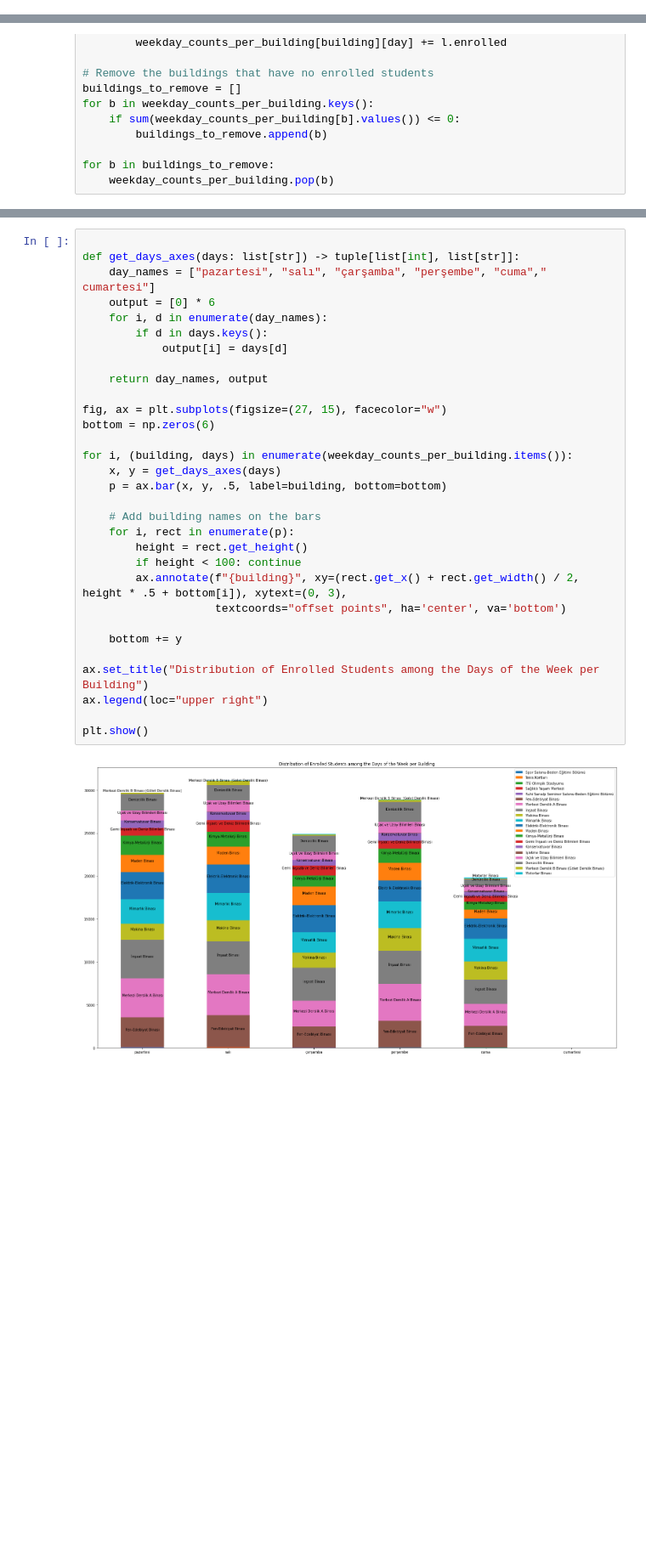
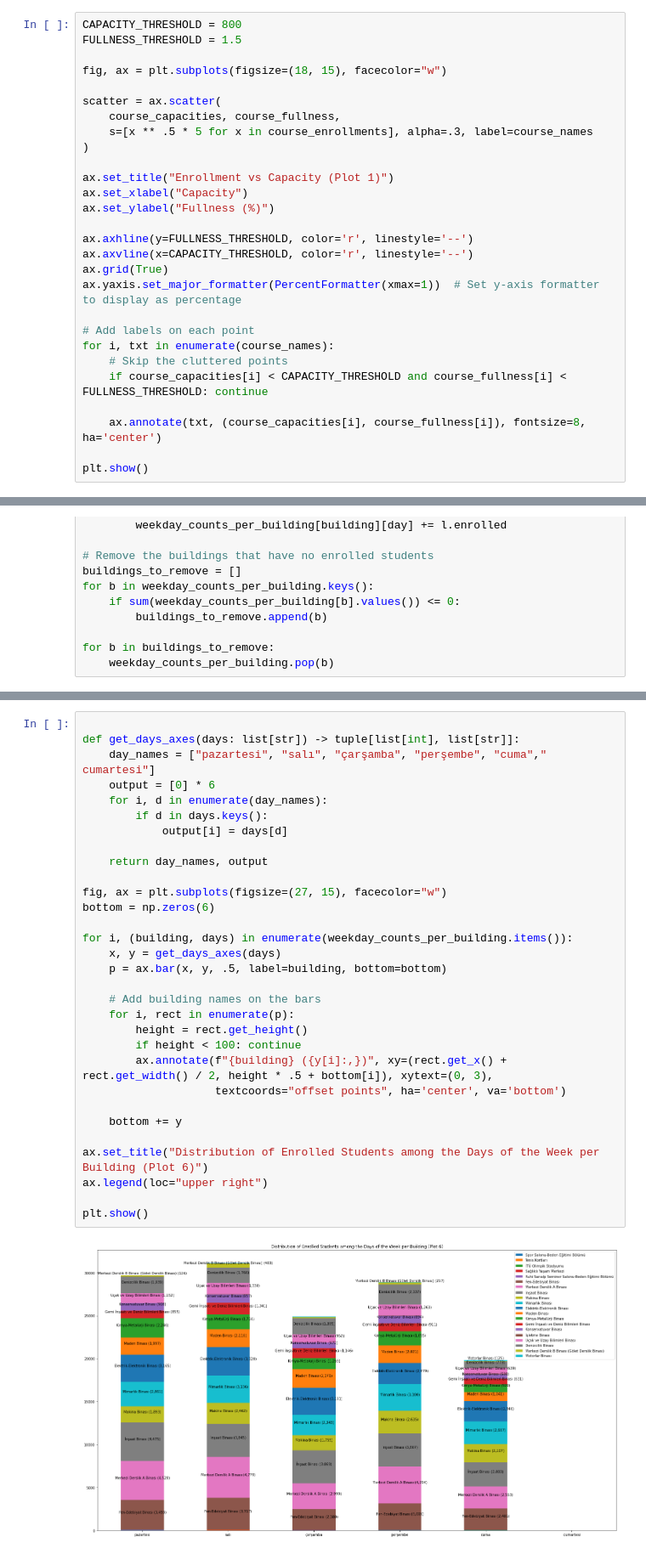
Before and after one commit to AtaTrkgl/yzv-475e-term-project, a Jupyter notebook: src/main.ipynb, the cells around one changed output, grey strips where cells are left out. Shown at 85% size. Saved outputs shown, nothing was run; the diff lists cells and outputs as text; blank space fills up the shorter version.

Commit message:
Course Supply/Demand
- Added Course Supply/Demand plots.
- Added analysis blocks

```diff
--- a/src/main.ipynb
+++ b/src/main.ipynb
@@ -32,0 +46,28 @@ Total number of buildings: 34
+# %%
+CAPACITY_THRESHOLD = 800
+FULLNESS_THRESHOLD = 1.5
+
+fig, ax = plt.subplots(figsize=(18, 15), facecolor="w")
+
+scatter = ax.scatter(
+    course_capacities, course_fullness,
+    s=[x ** .5 * 5 for x in course_enrollments], alpha=.3, label=course_names
+)
+
+ax.set_title("Enrollment vs Capacity (Plot 1)")
+ax.set_xlabel("Capacity")
+ax.set_ylabel("Fullness (%)")
+
+ax.axhline(y=FULLNESS_THRESHOLD, color='r', linestyle='--')
+ax.axvline(x=CAPACITY_THRESHOLD, color='r', linestyle='--')
+ax.grid(True)
+ax.yaxis.set_major_formatter(PercentFormatter(xmax=1))  # Set y-axis formatter to display as percentage
+
+# Add labels on each point
+for i, txt in enumerate(course_names):
+    # Skip the cluttered points
+    if course_capacities[i] < CAPACITY_THRESHOLD and course_fullness[i] < FULLNESS_THRESHOLD: continue
+
+    ax.annotate(txt, (course_capacities[i], course_fullness[i]), fontsize=8, ha='center')
+
+plt.show()
@@ -96,33 +289,33 @@ plt.show()
 # %%
 
 def get_days_axes(days: list[str]) -> tuple[list[int], list[str]]:
     day_names = ["pazartesi", "salı", "çarşamba", "perşembe", "cuma"," cumartesi"]
     output = [0] * 6
     for i, d in enumerate(day_names):
         if d in days.keys():
             output[i] = days[d]
 
     return day_names, output
 
 fig, ax = plt.subplots(figsize=(27, 15), facecolor="w")
 bottom = np.zeros(6)
 
 for i, (building, days) in enumerate(weekday_counts_per_building.items()):
     x, y = get_days_axes(days)
     p = ax.bar(x, y, .5, label=building, bottom=bottom)
 
     # Add building names on the bars
     for i, rect in enumerate(p):
         height = rect.get_height()
         if height < 100: continue
-        ax.annotate(f"{building}", xy=(rect.get_x() + rect.get_width() / 2, height * .5 + bottom[i]), xytext=(0, 3),
+        ax.annotate(f"{building} ({y[i]:,})", xy=(rect.get_x() + rect.get_width() / 2, height * .5 + bottom[i]), xytext=(0, 3),
                     textcoords="offset points", ha='center', va='bottom')
 
     bottom += y
 
-ax.set_title("Distribution of Enrolled Students among the Days of the Week per Building")
+ax.set_title("Distribution of Enrolled Students among the Days of the Week per Building (Plot 6)")
 ax.legend(loc="upper right")
 
 plt.show()
 # %% [output]
-[figure, old version]
+[figure, new version]
```
Also changed, not shown: parts of 22 cells of this notebook, 1 other file.
